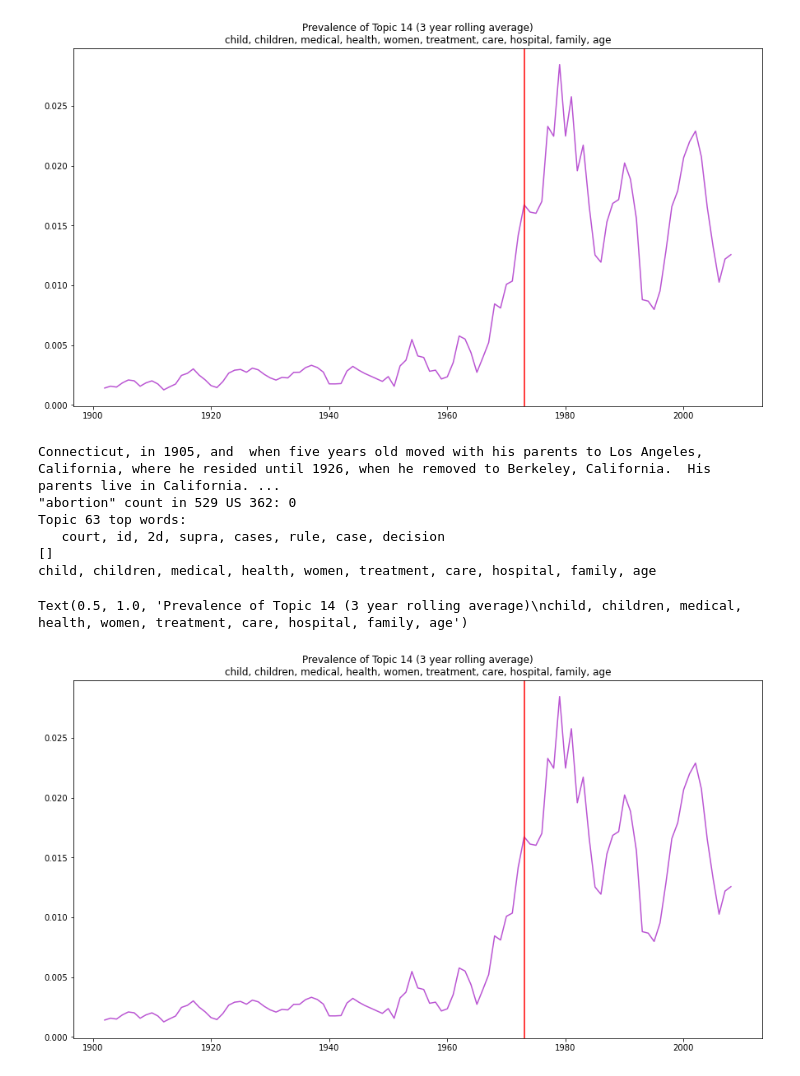
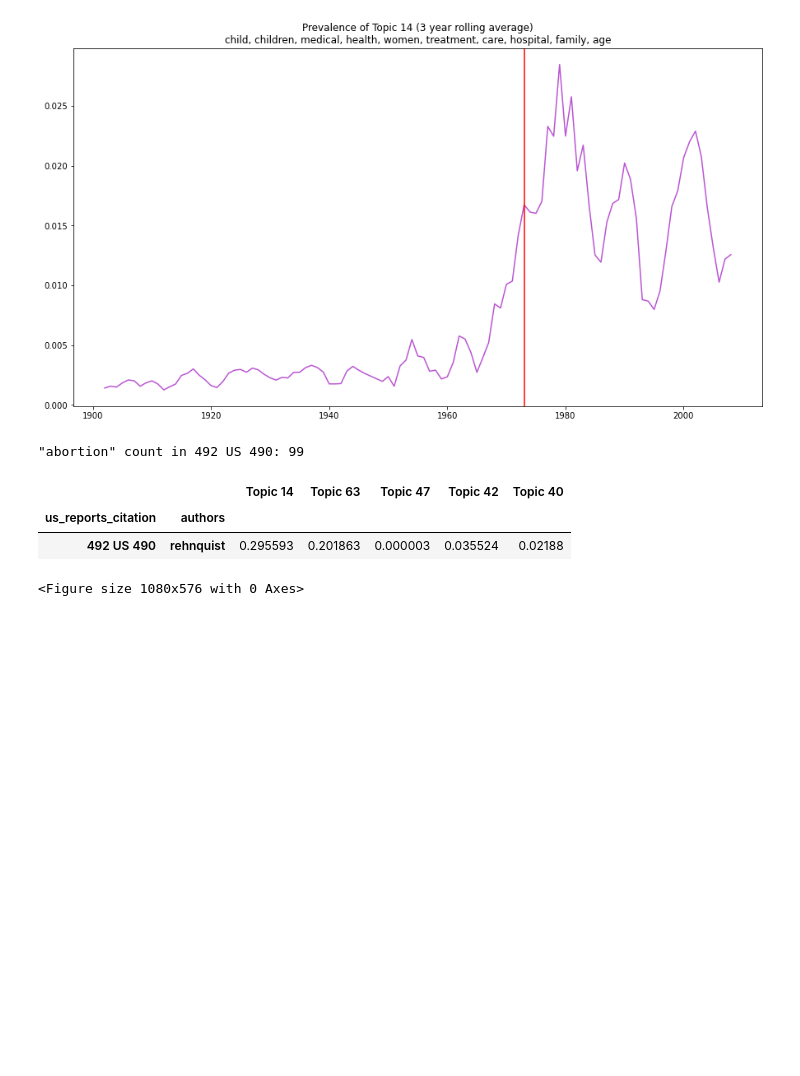
Before and after one commit to kspicer80/roe_v_wade_topic_modeling, a Jupyter notebook: exploratory_notebooks/roe_v_wade_topic_modeling.ipynb, the cells around one changed output. Drawn from its saved outputs; the diff is of its cells as text; code cells hidden in the pictures; blank space fills up the shorter version.

```diff
--- a/exploratory_notebooks/roe_v_wade_topic_modeling.ipynb
+++ b/exploratory_notebooks/roe_v_wade_topic_modeling.ipynb
@@ -345,53 +345,21 @@ plt.axvline(x=1973, color='red', label="Roe v. Wade Decision")
 # %%
 plt.figure(figsize=(15, 8))
 abortion_top_topics = topic_word_distributions['abortion'].sort_values(ascending=False).head(5)
-viability_top_topics_top_words = topic_word_distributions.loc[abortion_top_topics.index].apply(lambda row: ', '.join(row.sort_values(ascending=False).head().index), axis=1)
-viability_top_topics_top_words.name = 'topic_top_words'
+abortion_top_topics_top_words = topic_word_distributions.loc[abortion_top_topics.index].apply(lambda row: ', '.join(row.sort_values(ascending=False).head().index), axis=1)
+abortion_top_topics_top_words.name = 'topic_top_words'
 #viability_top_topics.to_frame().join(viability_top_topics_top_words)
-opinion_of_interest = ('314 US 441', 'jackson_r')
-document_topic_distributions.loc[opinion_of_interest, abortion_top_topics.index]
-print(df.loc[opinion_of_interest, 'text'].values[0][1000:2000])
-opinion_of_interest = ('529 US 362', "o'connor")
+opinion_of_interest_1 = ('492 US 490', "rehnquist")
 print(
-    f'"abortion" count in 529 US 362:',
+    f'"abortion" count in 492 US 490:',
     sum('abortion' in word.lower()
-       for word in df.loc[opinion_of_interest, 'text'].values[0].split()))
-document_topic_distributions.loc[opinion_of_interest, abortion_top_topics.index.tolist() + ['Topic 63']]
-topic_oi = 'Topic 63'
-topic_oi_words = ', '.join(topic_word_distributions.loc[topic_oi].sort_values(ascending=False).head(8).index)
-print(f'Topic 63 top words:\n   {topic_oi_words}')
+       for word in df.loc[opinion_of_interest_1, 'text'].values[0].split()))
 
-import itertools
-
-opinion_text = df.loc[opinion_of_interest, 'text'][0]
-window_width, num_words = 3, len(opinion_text.split())
-words = iter(opinion_text.split())
-windows = [' '.join(itertools.islice(words, 0, window_width))
-           for _ in range(num_words // window_width)]
-print([window for window in windows if 'minor' in window])
-topic_fourteen = 'Topic 14'
-topic_word_distributions.loc[topic_fourteen].sort_values(ascending=False).head(10)
-topic_top_words = topic_word_distributions.loc[topic_fourteen].sort_values(ascending=False).head(10).index
-topic_top_words_joined = ', '.join(topic_top_words)
-print(topic_top_words_joined)
-opinion_word_counts = np.array(dtm.sum(axis=1)).ravel()
-word_counts_by_year = pd.Series(opinion_word_counts).groupby(df.year.values).sum()
-topic_word_counts = document_topic_distributions.multiply(opinion_word_counts, axis='index')
-topic_word_counts_by_year = topic_word_counts.groupby(df.year.values).sum()
-topic_proportion_by_year = topic_word_counts_by_year.divide(word_counts_by_year, axis='index')
-topic_proportion_by_year.head()
-window = 3
-topic_proportion_rolling = topic_proportion_by_year.loc[1900:, topic_fourteen].rolling(window=window).mean()
-topic_proportion_rolling.plot(color='mediumorchid')
-plt.axvline(x=1973, color='red', label="Roe v. Wade Decision")
-plt.title(f'Prevalence of {topic_fourteen} ({window} year rolling average)'
-          f'\n{topic_top_words_joined}')
+#print(df.loc[opinion_of_interest, 'text'].values[0][0:1000])
+document_topic_distributions.loc[opinion_of_interest_1, abortion_top_topics.index]
+#print(df.loc[opinion_of_interest, 'text'].values[0][1000:2000])
 # %% [output]
-Connecticut, in 1905, and  when five years old moved with his parents to Los Angeles, California, where he resided until 1926, when he removed to Berkeley, California.  His parents live in California. ...
-"abortion" count in 529 US 362: 0
-Topic 63 top words:
-   court, id, 2d, supra, cases, rule, case, decision
-[]
-child, children, medical, health, women, treatment, care, hospital, family, age
+"abortion" count in 492 US 490: 99
+|  |  | Topic 14 | Topic 63 | Topic 47 | Topic 42 | Topic 40 |
+| us_reports_citation | authors |  |  |  |  |  |
+| 492 US 490 | rehnquist | 0.295593 | 0.201863 | 0.000003 | 0.035524 | 0.02188 |
-Text(0.5, 1.0, 'Prevalence of Topic 14 (3 year rolling average)\nchild, children, medical, health, women, treatment, care, hospital, family, age')
+<Figure size 1080x576 with 0 Axes>
-[figure, removed]
```
Also changed, not shown: parts of 4 cells of this notebook, 5 other files.
